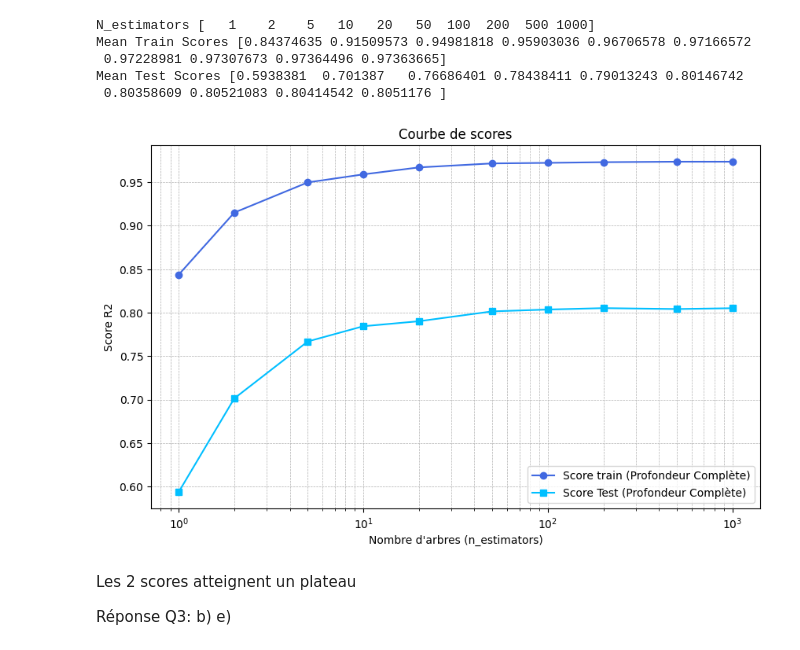
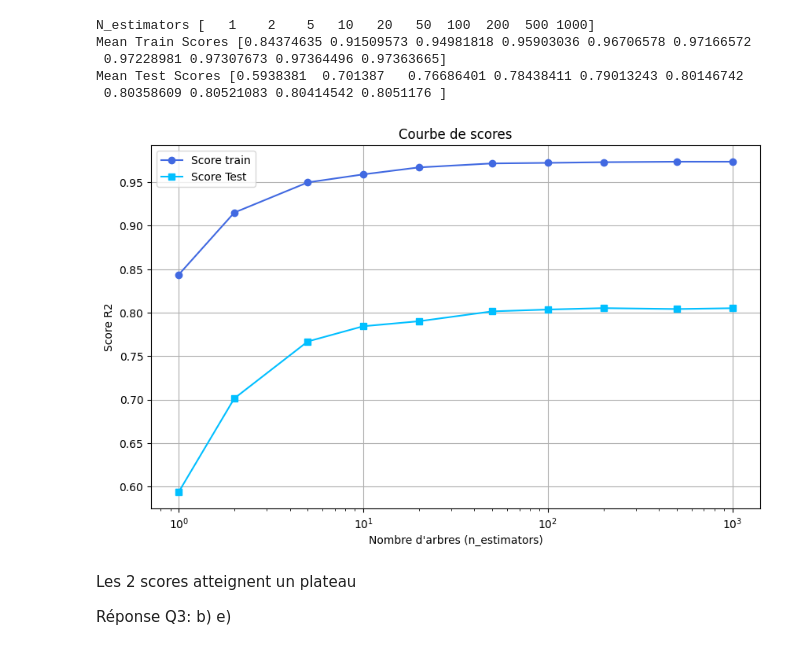
Before and after one commit to ithabi/AAA, a Jupyter notebook: quizzes/Wrap_up_quiz_Ensemble_Method_to_Students.ipynb, the cells around one changed output. Drawn from its saved outputs; the diff is of its cells as text; code cells hidden in the pictures.

```diff
--- a/quizzes/Wrap_up_quiz_Ensemble_Method_to_Students.ipynb
+++ b/quizzes/Wrap_up_quiz_Ensemble_Method_to_Students.ipynb
@@ -284,21 +282,15 @@ Réponse Q2: c)
 import numpy as np
 n_estimators = np.array([1, 2, 5, 10, 20, 50, 100, 200, 500, 1_000])
 
-train_scores_default, test_scores_default = validation_curve(
-    RandomForestRegressor(random_state=0),
-    data, target,
-    param_name="n_estimators",
-    param_range=n_estimators,
-    cv=10,
-    scoring="r2",
-)
+train_scores_defaut, test_scores_defaut = validation_curve(RandomForestRegressor(random_state=0),data,
+  target,param_name="n_estimators",param_range=n_estimators,cv=10,scoring="r2")
 
-default_train_mean = np.mean(train_scores_default, axis=1)
-default_test_mean = np.mean(test_scores_default, axis=1)
+default_train_m = np.mean(train_scores_defaut, axis=1)
+default_test_m = np.mean(test_scores_defaut, axis=1)
 
 print("N_estimators", n_estimators)
-print("Mean Train Scores", default_train_mean)
-print("Mean Test Scores", default_test_mean)
+print("Mean Train Scores", default_train_m)
+print("Mean Test Scores", default_test_m)
 # %% [output]
 N_estimators [   1    2    5   10   20   50  100  200  500 1000]
 Mean Train Scores [0.84374635 0.91509573 0.94981818 0.95903036 0.96706578 0.97166572
@@ -307,20 +299,19 @@ Mean Test Scores [0.5938381  0.701387   0.76686401 0.78438411 0.79013243 0.80146
  0.80358609 0.80521083 0.80414542 0.8051176 ]
 # %%
 plt.figure(figsize=(10, 6))
-plt.plot(n_estimators, default_train_mean, 'o-',
-         label='Score train (Profondeur Complète)', color='royalblue')
-plt.plot(n_estimators, default_test_mean, 's-',
-         label='Score Test (Profondeur Complète)', color='deepskyblue')
-
+plt.plot(n_estimators, default_train_m, 'o-',
+         label='Score train', color='royalblue')
+plt.plot(n_estimators, default_test_m, 's-',
+         label='Score Test', color='deepskyblue')
 plt.title('Courbe de scores')
 plt.xlabel("Nombre d'arbres (n_estimators)")
 plt.ylabel('Score R2')
 plt.xscale('log')
-plt.legend(loc='best', fontsize=10)
-plt.grid(True, which="both", linestyle='--', linewidth=0.5)
+plt.legend()
+plt.grid()
 plt.show()
 # %% [output]
-[figure, old version]
+[figure, new version]
 # %% [markdown]
 Les 2 scores atteignent un plateau
 
```
Also changed, not shown: parts of 5 cells of this notebook.
